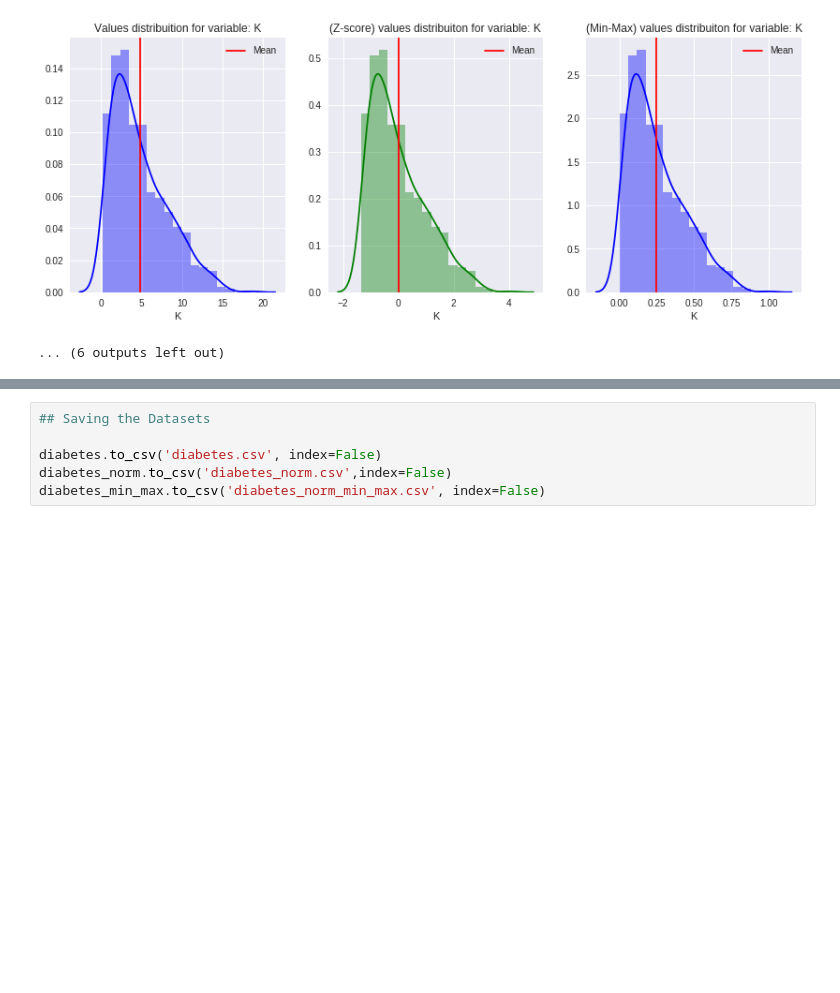
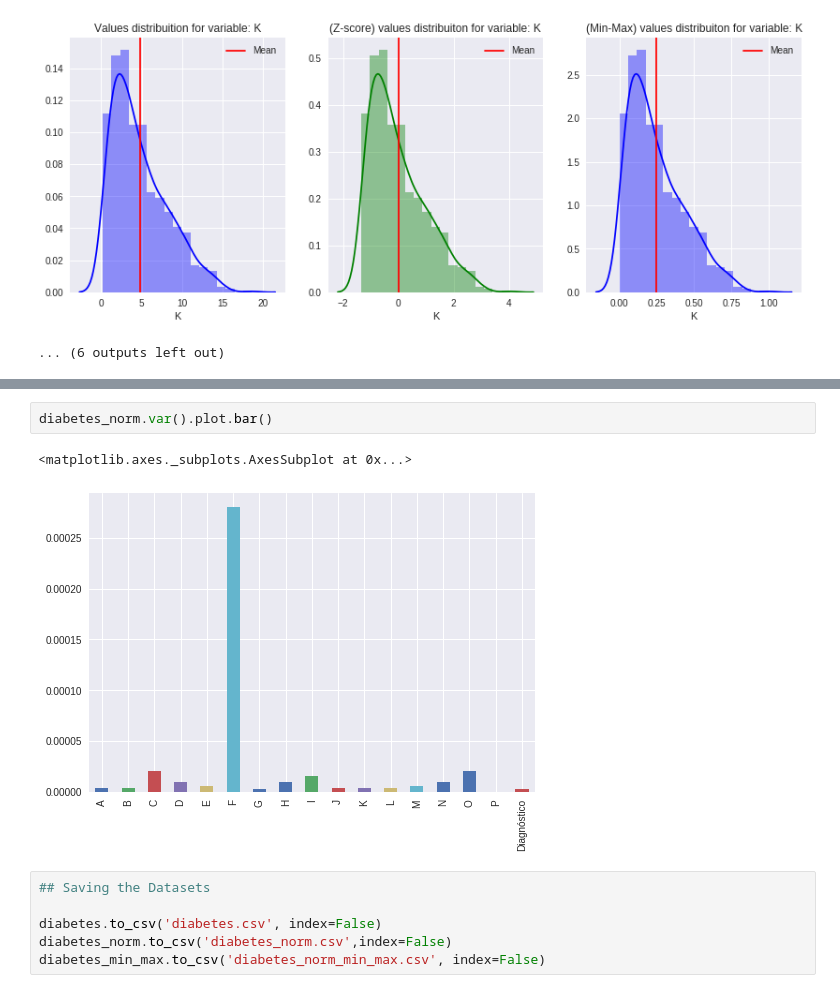
Before and after one commit to carvalheirafc/deep_learning_stuff, a Jupyter notebook: statistical_analysis/diabetes/diabetes_stats_analysis.ipynb, the cells around one changed output, grey strips where cells are left out. Cells and saved outputs as stored; diff of their text form; blank space fills up the shorter version.

```diff
--- a/statistical_analysis/diabetes/diabetes_stats_analysis.ipynb
+++ b/statistical_analysis/diabetes/diabetes_stats_analysis.ipynb
@@ -104,3 +110,8 @@ The 'normed' kwarg was deprecated in Matplotlib 2.1 and will be removed in 3.1.
+# %%
+diabetes_norm.var().plot.bar()
+# %% [output]
+<matplotlib.axes._subplots.AxesSubplot at 0x...>
+[figure, added]
 # %%
 ## Saving the Datasets
 
```
Also changed, not shown: parts of 3 cells of this notebook.
